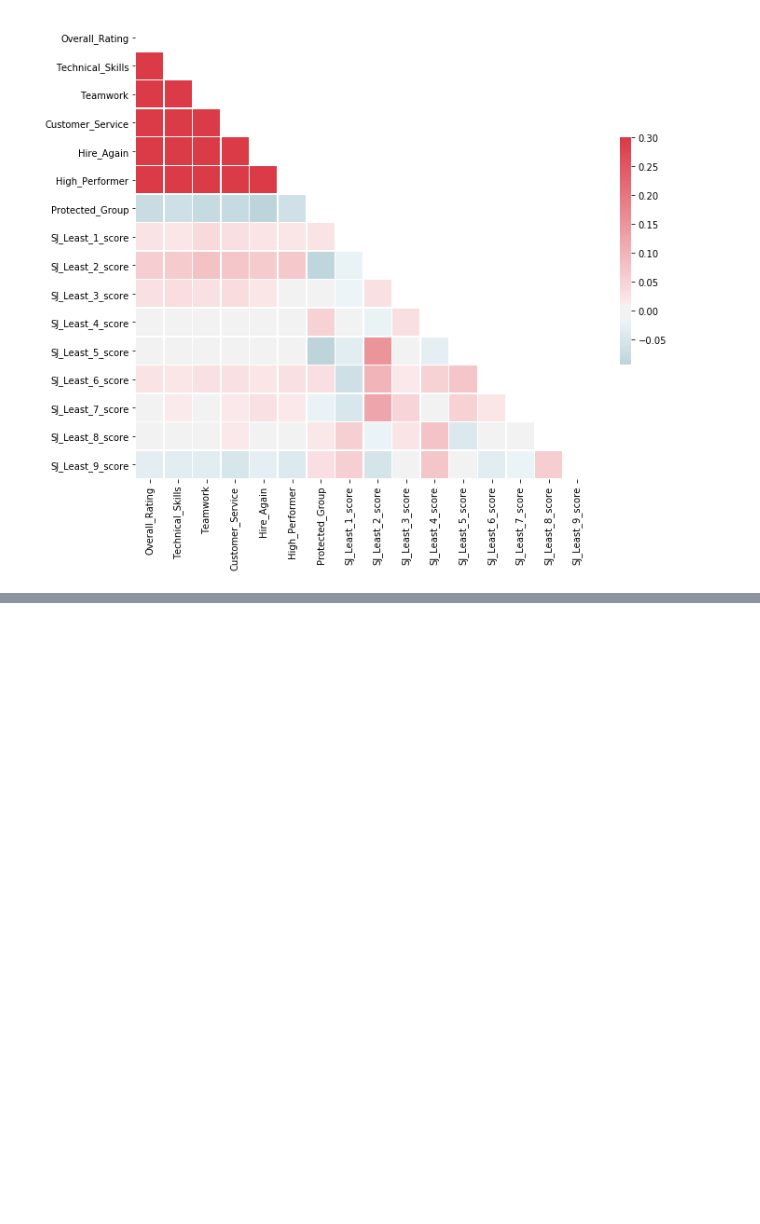
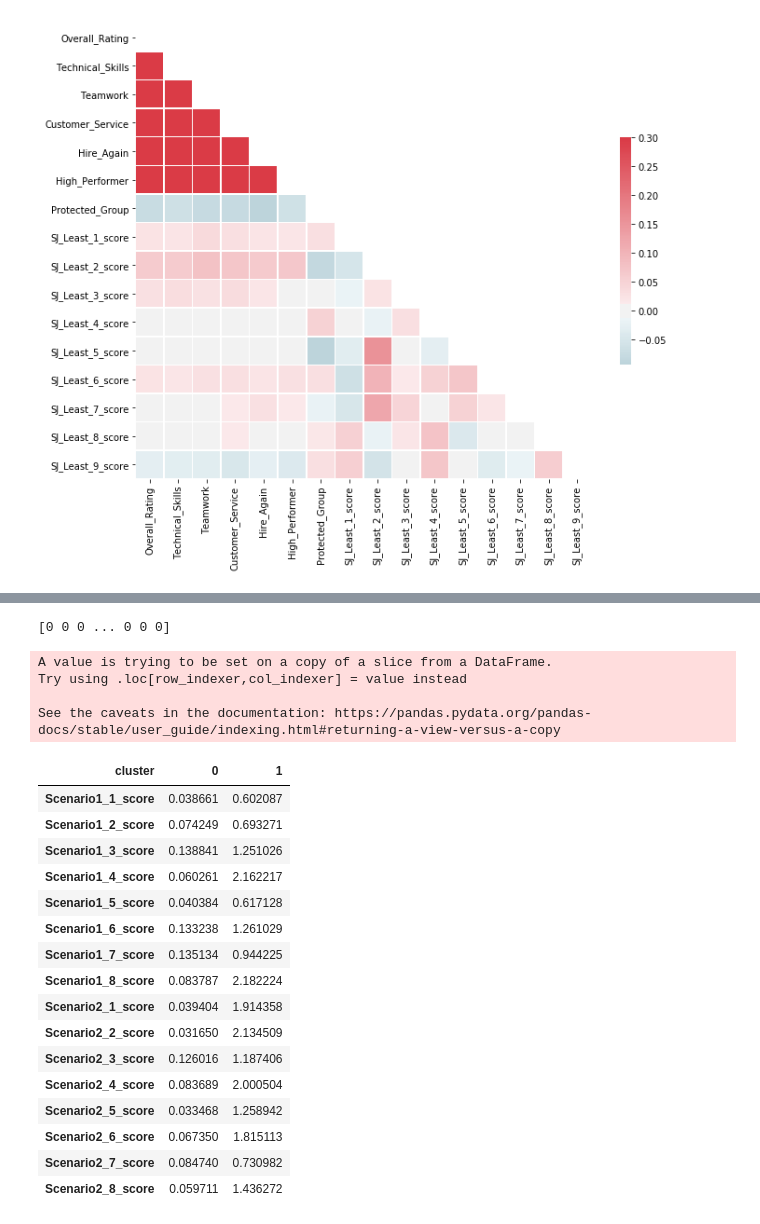
Before and after one commit to ianmburke2233/POIS-0202-Moixa, a Jupyter notebook: Correlations.ipynb, the cells around one changed output, grey strips where cells are left out. Cells and saved outputs as stored; diff of their text form; code cells hidden in the pictures; blank space fills up the shorter version.

```diff
--- a/Correlations.ipynb
+++ b/Correlations.ipynb
@@ -102,7 +118,7 @@ def clusterWCSS(feat_regx, n_clusters):
     plt.show()
 # %%
 def clustering(feat_regx, n_clusters):
-    df = x.filter(regex="{}.*".format(feat_regx), axis=1).dropna(inplace=True)
+    df = x.filter(regex="{}\d_\d_score".format(feat_regx), axis=1)
     kmeans = KMeans(n_clusters=n_clusters, init='k-means++', max_iter=300, n_init=10, n_jobs=8)
     kmeans.fit(df)
     pred = kmeans.predict(df)
@@ -152,0 +172,32 @@ test.groupby('cluster').count().T
+# %%
+clusters2 = clustering('Scenario', 2)
+# %% [output]
+[0 0 0 ... 0 0 0]
+# %%
+test2 = x.filter(regex='Scenario\d_\d_score', axis=1)
+test2['cluster'] = clusters2
+# %% [output]
+A value is trying to be set on a copy of a slice from a DataFrame.
+Try using .loc[row_indexer,col_indexer] = value instead
+
+See the caveats in the documentation: https://pandas.pydata.org/pandas-docs/stable/user_guide/indexing.html#returning-a-view-versus-a-copy
+# %%
+test2.groupby('cluster').mean().T
+# %% [output]
+| cluster | 0 | 1 |
+| Scenario1_1_score | 0.038661 | 0.602087 |
+| Scenario1_2_score | 0.074249 | 0.693271 |
+| Scenario1_3_score | 0.138841 | 1.251026 |
+| Scenario1_4_score | 0.060261 | 2.162217 |
+| Scenario1_5_score | 0.040384 | 0.617128 |
+| Scenario1_6_score | 0.133238 | 1.261029 |
+| Scenario1_7_score | 0.135134 | 0.944225 |
+| Scenario1_8_score | 0.083787 | 2.182224 |
+| Scenario2_1_score | 0.039404 | 1.914358 |
+| Scenario2_2_score | 0.031650 | 2.134509 |
+| Scenario2_3_score | 0.126016 | 1.187406 |
+| Scenario2_4_score | 0.083689 | 2.000504 |
+| Scenario2_5_score | 0.033468 | 1.258942 |
+| Scenario2_6_score | 0.067350 | 1.815113 |
+| Scenario2_7_score | 0.084740 | 0.730982 |
+| Scenario2_8_score | 0.059711 | 1.436272 |
```
Also changed, not shown: parts of 14 cells of this notebook, 1 other file.
